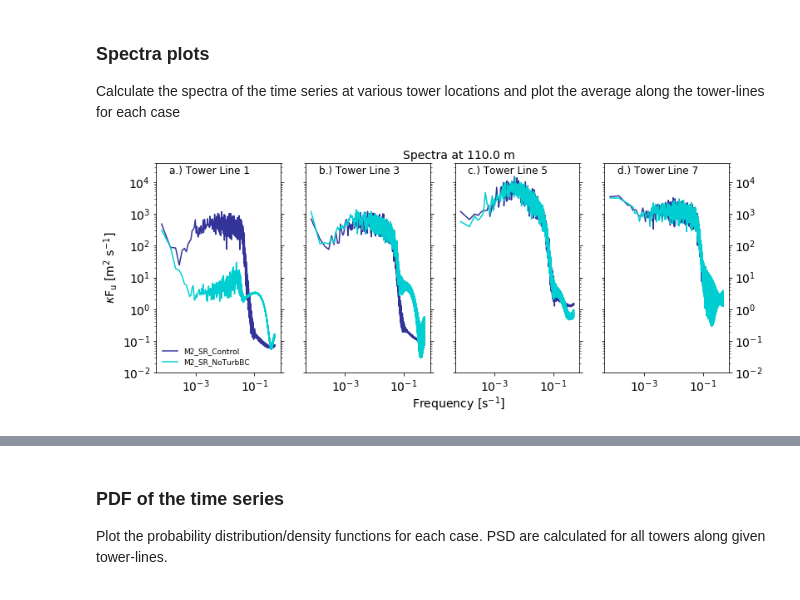
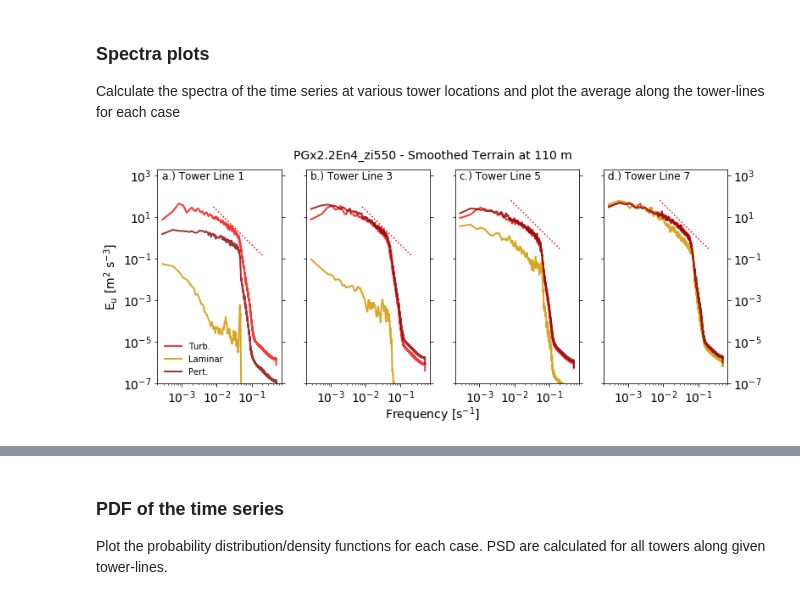
Before and after one commit to hawbecker/publications, a Jupyter notebook: complexTerrain/ProbeLineAnalysis.ipynb, the cells around one changed output, grey strips where cells are left out. Cells and saved outputs as stored; diff of their text form; code cells hidden in the pictures.

```diff
--- a/complexTerrain/ProbeLineAnalysis.ipynb
+++ b/complexTerrain/ProbeLineAnalysis.ipynb
@@ -202,62 +221,73 @@ plt.show()
 ### Spectra plots
 Calculate the spectra of the time series at various tower locations and plot the average along the tower-lines for each case
 # %%
+saveFig  = True
 var = 'u'
 varind = varns.index(var)
 specfig = plt.figure(figsize=(11,4.5))
-plt.subplots_adjust(left=0.08,right=0.95,bottom=0.15,top=0.93,wspace=0.20)
+plt.subplots_adjust(left=0.09,right=0.94,bottom=0.15,top=0.93,wspace=0.20)
 if var == 'u':
-    ybot = 1e-2; ytop = 4e4
+    ybot = 1e-7; ytop = 2e3
 elif var == 'w':
     ybot = 1e-2; ytop = 1e4
+
+xmin,xmax = 2e-4, 7e-1
 ytics = [1e-2,1e-1,1e0,1e1,1e2,1e3,1e4,1e5,1e6,1e7]
 xtics = [1e-3,1e-2,1e-1]
-txtx = 6e-5
+txtx = 2e-4
 plt1 = plt.subplot2grid((1,ntwrs),(0,0),rowspan=1)
-plt2 = plt.subplot2grid((1,ntwrs),(0,1),rowspan=1)
-plt3 = plt.subplot2grid((1,ntwrs),(0,2),rowspan=1)
-plt4 = plt.subplot2grid((1,ntwrs),(0,3),rowspan=1)
-plt1.tick_params(which='both',right=True,left=True)
-plt2.tick_params(which='both',right=True,left=True,labelleft=False)
-plt3.tick_params(which='both',right=True,left=True,labelleft=False)
-plt4.tick_params(which='both',right=True,left=True,labelleft=False,labelright=True)
-plt1.set_yticks(ytics)
-plt2.set_yticks(ytics,'')
-plt3.set_yticks(ytics,'')
-plt4.set_yticks(ytics,'')
-plt1.tick_params(labelsize=lblsize)
-plt2.tick_params(labelsize=lblsize)
-plt3.tick_params(labelsize=lblsize)
-plt4.tick_params(labelsize=lblsize)
-plt1.set_ylabel('$\kappa$F$_\mathrm{%s}$ [m$^2$ s$^{-1}$]' % var,size=lblsize)
-plt3.text(txtx,1.1*ytop,'Spectra at %4.1f m' % twrheight,va='bottom',ha='center',size=lblsize)
-plt3.text(txtx,0.2*ybot,'Frequency [s$^{-1}$]',va='top',ha='center',size=lblsize)
+plt2 = plt.subplot2grid((1,ntwrs),(0,1),rowspan=1,sharey=plt1)
+plt3 = plt.subplot2grid((1,ntwrs),(0,2),rowspan=1,sharey=plt1)
+plt4 = plt.subplot2grid((1,ntwrs),(0,3),rowspan=1,sharey=plt1)
+plt1.tick_params(which='both',labelsize=lblsize,right=True,left=True)
+plt2.tick_params(which='both',labelsize=lblsize,right=True,left=True,labelleft=False)
+plt3.tick_params(which='both',labelsize=lblsize,right=True,left=True,labelleft=False)
+plt4.tick_params(which='both',labelsize=lblsize,right=True,left=True,labelleft=False,labelright=True)
+
+plt1.set_ylabel('E$_\mathrm{%s}$ [m$^2$ s$^{-3}$]' % var,size=lblsize)
+
 plt3.set_xticks(xtics)
-plt2.tick_params(right=True,left=True)
-plt3.tick_params(right=True,left=True)
-plt4.tick_params(right=True,left=True)
+
 plt1.set_ylim((ybot,ytop))
 plt2.set_ylim((ybot,ytop))
 plt3.set_ylim((ybot,ytop))
 plt4.set_ylim((ybot,ytop))
-plt1.text(1.25e-4,0.8*ytop,'a.) Tower Line %d' % twrs[0],ha='left',va='top',size=txtsize)
-plt2.text(1.25e-4,0.8*ytop,'b.) Tower Line %d' % twrs[1],ha='left',va='top',size=txtsize)
-plt3.text(1.25e-4,0.8*ytop,'c.) Tower Line %d' % twrs[2],ha='left',va='top',size=txtsize)
-plt4.text(1.25e-4,0.8*ytop,'d.) Tower Line %d' % twrs[3],ha='left',va='top',size=txtsize)
 
+plt1.set_xlim((xmin,xmax))
+plt2.set_xlim((xmin,xmax))
+plt3.set_xlim((xmin,xmax))
+plt4.set_xlim((xmin,xmax))
+
+xtxt = xmin + (xmax-xmin)*1e-4
+plt1.text(xtxt,0.8*ytop,'a.) Tower Line %d' % twrs[0],ha='left',va='top',size=txtsize)
+plt2.text(xtxt,0.8*ytop,'b.) Tower Line %d' % twrs[1],ha='left',va='top',size=txtsize)
+plt3.text(xtxt,0.8*ytop,'c.) Tower Line %d' % twrs[2],ha='left',va='top',size=txtsize)
+plt4.text(xtxt,0.8*ytop,'d.) Tower Line %d' % twrs[3],ha='left',va='top',size=txtsize)
+ref_range = np.asarray([8e-3,2e-1])
 for cc in range(0,ncases):
     for tt in range(0,ntwrs):
         krefx = np.arange(0.01,0.201,0.1)
         kshftA = 6.0*ybot*1e2
         kshftB = 5.0*ybot*1e3
         if tt == 0:
-                    plt1.loglog(ff,ff*avgspec[varind,cc,tt,:],c=casec[cc],alpha=casea[cc],nonposx='mask',
-                        label=cases[cc])
-        if tt == 1: plt2.loglog(ff,ff*avgspec[varind,cc,tt,:],c=casec[cc],alpha=casea[cc],nonposx='mask')
-        if tt == 2: plt3.loglog(ff,ff*avgspec[varind,cc,tt,:],c=casec[cc],alpha=casea[cc],nonposx='mask')
-        if tt == 3: plt4.loglog(ff,ff*avgspec[varind,cc,tt,:],c=casec[cc],alpha=casea[cc],nonposx='mask')
-plt1.legend(frameon=False,loc=3,fontsize=9)
-plt.savefig('{}Spectra_{}{}m.pdf'.format(savedir,var,int(twrheight)))
+                    plt1.loglog(ff,avg_pwr_spec[varind,cc,tt,:],c=casec[cc],alpha=casea[cc],nonposx='mask',
+                                label=caselbl[cc],lw=2.0)
+        if tt == 1: plt2.loglog(ff,avg_pwr_spec[varind,cc,tt,:],c=casec[cc],alpha=casea[cc],nonposx='mask',lw=2.0)
+        if tt == 2: plt3.loglog(ff,avg_pwr_spec[varind,cc,tt,:],c=casec[cc],alpha=casea[cc],nonposx='mask',lw=2.0)
+        if tt == 3: plt4.loglog(ff,avg_pwr_spec[varind,cc,tt,:],c=casec[cc],alpha=casea[cc],nonposx='mask',
+                                label=caselbl[cc],lw=2.0)
+
+plt1.plot(ref_range,1e-2*ref_range**(-5/3),c='r',ls=':')
+plt2.plot(ref_range,1e-2*ref_range**(-5/3),c='r',ls=':')
+plt3.plot(ref_range,2e-2*ref_range**(-5/3),c='r',ls=':')
+plt4.plot(ref_range,2e-2*ref_range**(-5/3),c='r',ls=':')
+plt.text(0.5, 1.0, '{} - {} at {} m'.format(simstr[cc],terrstr_f,int(twrheight[spec_lvl])),ha='center', va='top',
+         transform=specfig.transFigure,size=lblsize)
+plt.text(0.5, 0.07, 'Frequency [s$^{-1}$]',ha='center', va='top',transform=specfig.transFigure,size=lblsize)
+plt1.legend(frameon=False,loc=3,fontsize=legsize)
+if saveFig:
+    plt.savefig('{}{}_{}_Spectra_{}{}m.pdf'.format(savedir,simstr[cc].replace('.','p'),
+                                                           terrstr,var,int(twrheight[spec_lvl])))
 plt.show(specfig)
 # %% [output]
-[figure, old version]
+[figure, new version]
```
Also changed, not shown: parts of 15 cells of this notebook, 5 other files.
